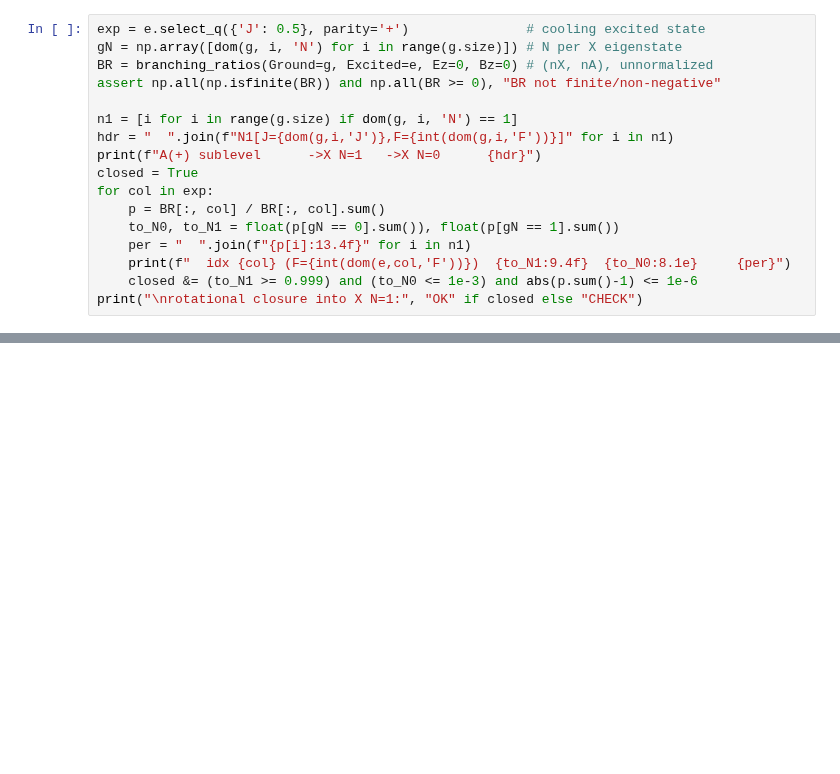
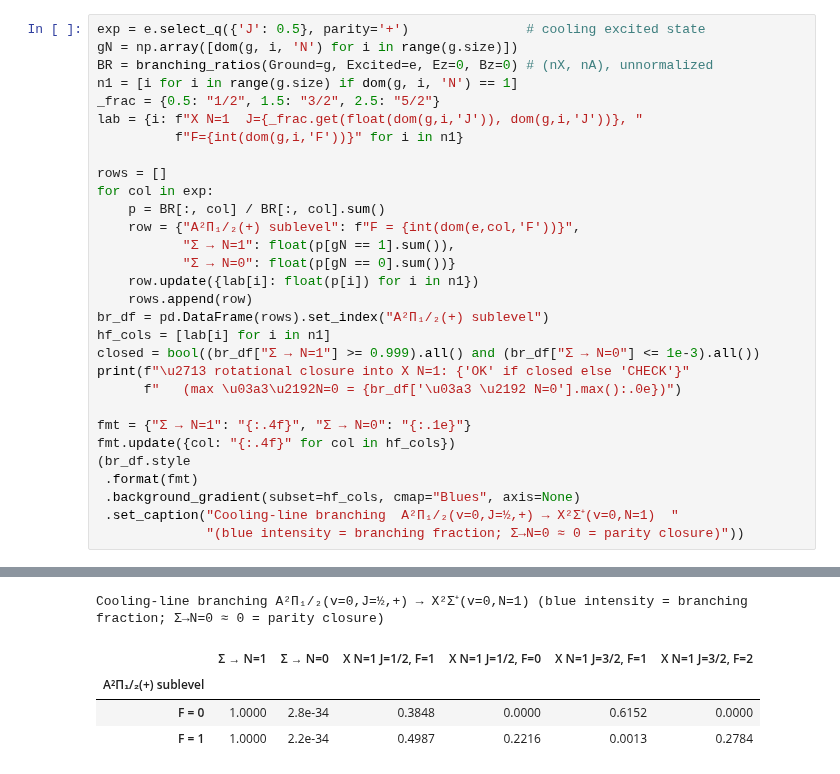
Before and after one commit to arianjad/Molecule-Structure, a Jupyter notebook: Jupyter Notebooks/RaX/baf_xa_cooling.ipynb, the cells around one changed output, grey strips where cells are left out. Saved outputs shown, nothing was run; the diff lists cells and outputs as text; blank space fills up the shorter version.

```diff
--- a/Jupyter Notebooks/RaX/baf_xa_cooling.ipynb
+++ b/Jupyter Notebooks/RaX/baf_xa_cooling.ipynb
@@ -83,17 +136,31 @@ modelled — no quantitative intensity match expected).
 # %%
 exp = e.select_q({'J': 0.5}, parity='+')               # cooling excited state
-gN = np.array([dom(g, i, 'N') for i in range(g.size)]) # N per X eigenstate
+gN = np.array([dom(g, i, 'N') for i in range(g.size)])
 BR = branching_ratios(Ground=g, Excited=e, Ez=0, Bz=0) # (nX, nA), unnormalized
-assert np.all(np.isfinite(BR)) and np.all(BR >= 0), "BR not finite/non-negative"
+n1 = [i for i in range(g.size) if dom(g, i, 'N') == 1]
+_frac = {0.5: "1/2", 1.5: "3/2", 2.5: "5/2"}
+lab = {i: f"X N=1  J={_frac.get(float(dom(g,i,'J')), dom(g,i,'J'))}, "
+          f"F={int(dom(g,i,'F'))}" for i in n1}
 
-n1 = [i for i in range(g.size) if dom(g, i, 'N') == 1]
-hdr = "  ".join(f"N1[J={dom(g,i,'J')},F={int(dom(g,i,'F'))}]" for i in n1)
-print(f"A(+) sublevel      ->X N=1   ->X N=0      {hdr}")
-closed = True
+rows = []
 for col in exp:
     p = BR[:, col] / BR[:, col].sum()
-    to_N0, to_N1 = float(p[gN == 0].sum()), float(p[gN == 1].sum())
-    per = "  ".join(f"{p[i]:13.4f}" for i in n1)
-    print(f"  idx {col} (F={int(dom(e,col,'F'))})  {to_N1:9.4f}  {to_N0:8.1e}     {per}")
-    closed &= (to_N1 >= 0.999) and (to_N0 <= 1e-3) and abs(p.sum()-1) <= 1e-6
-print("\nrotational closure into X N=1:", "OK" if closed else "CHECK")
+    row = {"A²Π₁/₂(+) sublevel": f"F = {int(dom(e,col,'F'))}",
+           "Σ → N=1": float(p[gN == 1].sum()),
+           "Σ → N=0": float(p[gN == 0].sum())}
+    row.update({lab[i]: float(p[i]) for i in n1})
+    rows.append(row)
+br_df = pd.DataFrame(rows).set_index("A²Π₁/₂(+) sublevel")
+hf_cols = [lab[i] for i in n1]
+closed = bool((br_df["Σ → N=1"] >= 0.999).all() and (br_df["Σ → N=0"] <= 1e-3).all())
+print(f"\u2713 rotational closure into X N=1: {'OK' if closed else 'CHECK'}"
+      f"   (max \u03a3\u2192N=0 = {br_df['\u03a3 \u2192 N=0'].max():.0e})")
+
+fmt = {"Σ → N=1": "{:.4f}", "Σ → N=0": "{:.1e}"}
+fmt.update({col: "{:.4f}" for col in hf_cols})
+(br_df.style
+ .format(fmt)
+ .background_gradient(subset=hf_cols, cmap="Blues", axis=None)
+ .set_caption("Cooling-line branching  A²Π₁/₂(v=0,J=½,+) → X²Σ⁺(v=0,N=1)  "
+              "(blue intensity = branching fraction; Σ→N=0 ≈ 0 = parity closure)"))
+# %% [output]
@@ -99,0 +169,5 @@ print("\nrotational closure into X N=1:", "OK" if closed else "CHECK")
+Cooling-line branching A²Π₁/₂(v=0,J=½,+) → X²Σ⁺(v=0,N=1) (blue intensity = branching fraction; Σ→N=0 ≈ 0 = parity closure)
+|  | Σ → N=1 | Σ → N=0 | X N=1 J=1/2, F=1 | X N=1 J=1/2, F=0 | X N=1 J=3/2, F=1 | X N=1 J=3/2, F=2 |
+| A²Π₁/₂(+) sublevel |  |  |  |  |  |  |
+| F = 0 | 1.0000 | 2.8e-34 | 0.3848 | 0.0000 | 0.6152 | 0.0000 |
+| F = 1 | 1.0000 | 2.2e-34 | 0.4987 | 0.2216 | 0.0013 | 0.2784 |
```
Also changed, not shown: parts of 11 cells of this notebook, 1 other file.
